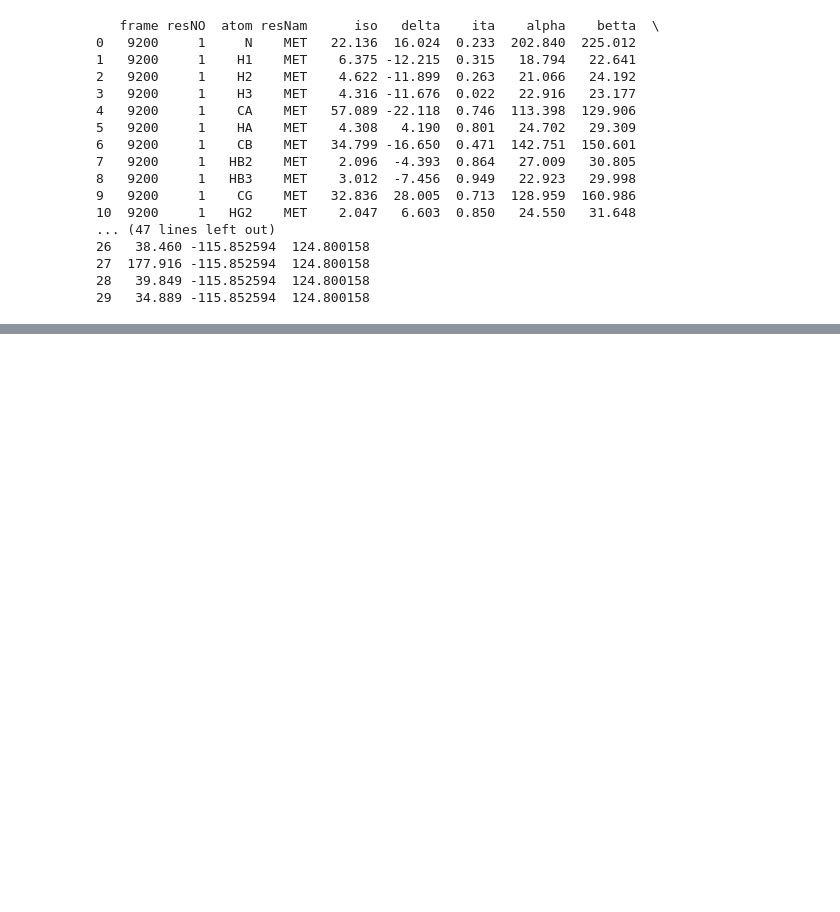
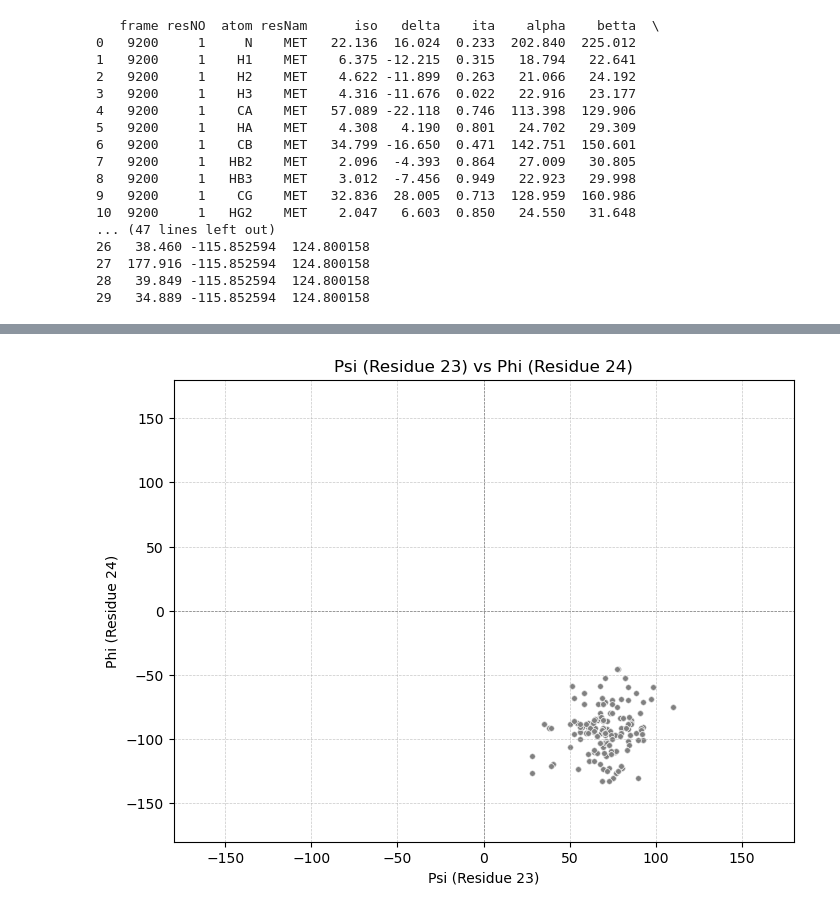
Before and after one commit to Xyunyao/KChannel_torsion_angle, a Jupyter notebook: dhfr_qm_analysis.ipynb, the cells around one changed output, grey strips where cells are left out. Cells and saved outputs as stored; diff of their text form; code cells hidden in the pictures; blank space fills up the shorter version.

```diff
--- a/dhfr_qm_analysis.ipynb
+++ b/dhfr_qm_analysis.ipynb
@@ -240,0 +306,40 @@ def knn_cluster_torsion(torsion_data, min_samples=5, random_state=42):
+# %%
+def plot_torsion(resno,df_with_states):
+    plt.figure(figsize=(8, 6))
+    x=df_with_states[df_with_states['resNO'] == resno & df_with_states['atom']=='N']['iso']
+    y=df_with_states[df_with_states['resNO'] == resno & df_with_states['atom']=='C']['iso']
+    sns.scatterplot(x=x, y=y, palette='Set1', alpha=0.6)
+    plt.title(f'chemical shift Distribution for Residue {resno} with Cluster States')
+    plt.xlabel('N chemical Shift')
+    plt.ylabel('C chemical Shift')
+    plt.grid(True)
+    plt.show()
+
+
+def plot_inter_torsion(resno, df_with_states):
+    # Extract psi for resno and phi for resno+1
+    psi_values = df_with_states.loc[df_with_states['resNO'] == resno, 'psi'].reset_index(drop=True)
+    phi_values = df_with_states.loc[df_with_states['resNO'] == resno+1, 'phi'].reset_index(drop=True)
+
+    # Align lengths (take min length to avoid mismatch)
+    min_len = min(len(psi_values), len(phi_values))
+    psi_values = psi_values[:min_len]
+    phi_values = phi_values[:min_len]
+
+    # Plot
+    plt.figure(figsize=(8, 6))
+    sns.scatterplot(x=psi_values, y=phi_values, color='grey', alpha=0.6, s=15)
+
+    plt.title(f'Psi (Residue {resno}) vs Phi (Residue {resno+1})')
+    plt.xlabel(f'Psi (Residue {resno})')
+    plt.ylabel(f'Phi (Residue {resno+1})')
+    plt.grid(True, linestyle='--', linewidth=0.5, alpha=0.7)
+    plt.axhline(0, color='grey', linestyle='--', linewidth=0.5)
+    plt.axvline(0, color='grey', linestyle='--', linewidth=0.5)
+    plt.xlim(-180, 180)
+    plt.ylim(-180, 180)
+    plt.show()
+# %%
+plot_inter_torsion(23,df_with_states)
+# %% [output]
+[figure, added]
```
Also changed, not shown: parts of 20 cells of this notebook.
